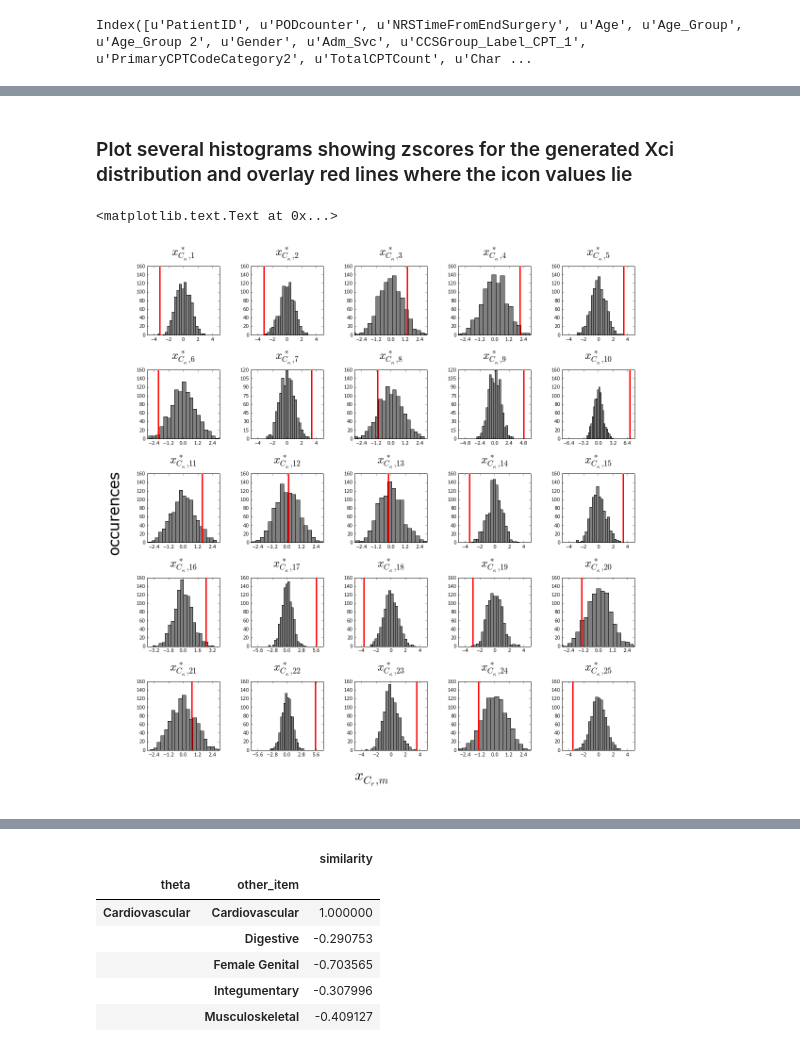
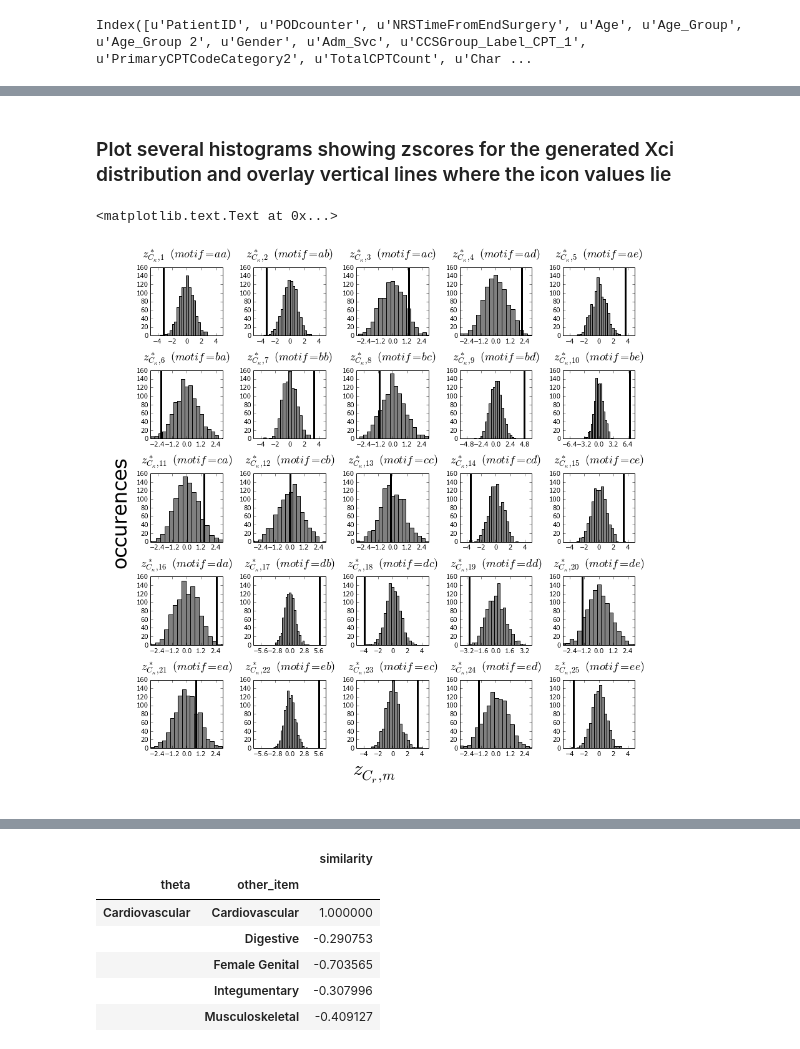
Before and after one commit to pvnick/tempos, a Jupyter notebook: pain_sax_ported.ipynb, the cells around one changed output, grey strips where cells are left out. Cells and saved outputs as stored; diff of their text form; code cells hidden in the pictures.

Commit message:
updates :# Please enter the commit message for your changes. Lines starting

```diff
--- a/pain_sax_ported.ipynb
+++ b/pain_sax_ported.ipynb
@@ -83,7 +84,7 @@ def interpolate_patient_pain_scores(patient_dataframe_multiindexed, interval_min
     patient_dataframe_unindexed = patient_dataframe_multiindexed.reset_index()
     #pandas automatically re-adds this in post-processing. remove it so we dont have a duplicate
     del patient_dataframe_unindexed["PatientID"]
-    patient_dataframe_time_indexed = patient_dataframe_unindexed.set_index("NRSTimeFromEndSurgery_mins")
+    patient_dataframe_time_indexed = patient_dataframe_unindexed.set_index("NRSTimeFromEndSurgery_mins").sort_index()
     time_series = patient_dataframe_time_indexed["PainScoreQuantMissing"].dropna()
     first_time_value = patient_dataframe_unindexed.NRSTimeFromEndSurgery_mins.iloc[0]
     last_time_value = patient_dataframe_unindexed.NRSTimeFromEndSurgery_mins.iloc[-1]
@@ -494,35 +519,6 @@ Generating Xci for theta=Urinary - nc=490
 8 rows × 25 columns
 # %% [markdown]
-### Plot several histograms showing zscores for the generated Xci distribution and overlay red lines where the icon values lie
+### Plot several histograms showing zscores for the generated Xci distribution and overlay vertical lines where the icon values lie
-# %%
-nr = 1000
-cluster_n = 100
-motif_importance_sample = pd.Series(np.arange(nr)).apply(sample_motif_importances, sample_size=cluster_n)
-plots_per_row = np.sqrt(len(motif_importance_sample.columns)).astype(int)
-fig, axes = plt.subplots(nrows=plots_per_row, ncols=plots_per_row, figsize=(25, 25), dpi=200)
-axes_flattened = axes.flatten()
-plt.hold(True)
-for i in motif_importance_sample.columns:
-    ax = axes_flattened[i]
-    title = all_motifs[i] + " (i=" + str(i+1) + ")"
-    min_val = motif_importance_sample[i].min()
-    max_val = motif_importance_sample[i].max()
-    val_rng = max_val - min_val
-    adjustment = val_rng * .10
-    min_val = min_val - adjustment
-    max_val = max_val + adjustment
-    x_axis_ticks = np.linspace(min_val, max_val, num = 2).astype(np.float16)
-    ax.xaxis.set_ticks(x_axis_ticks)
-    ax.tick_params(axis='x', pad=10)
-    ax.axis(xmin = min_val, xmax = max_val)
-    t = ax.set_title(label=r'$x^*_{C_\kappa,' + str(i+1) + '}$', fontsize=32) #\ \ (motif=' + all_motifs[i] + ')$', fontsize=28, y=1.06)
-    t.set_y(1.2)
-    ax.yaxis.set_major_locator(plticker.MaxNLocator(nbins=5))
-    ax.set_xlabel(r'$x_{C_r,' + str(i+1) + '}$', fontsize=24)
-    ax.set_ylabel("occurences", fontsize=12)
-    ax.hist(motif_importance_sample[i], bins=20)
-
-plt.tight_layout()
 # %%
 #this panel is for plotting histograms of the 5x5 icon, with vertical line where standard score lies
 
@@ -535,7 +531,7 @@ sigmai = xi.std()
 zi = (xi - mui) / sigmai
 icon = icons.ix[theta_to_plot_zscores_for]
 plots_per_row = np.sqrt(len(motif_importance_sample.columns)).astype(int)
-fig = plt.figure(figsize=[20,20])
+fig = plt.figure(figsize=[15,15])
 big_ax = fig.add_subplot(111)
 
 
@@ -566,48 +562,47 @@ for i in motif_importance_sample.columns:
         plot_index += 1
     ax = fig.add_subplot(gs[plot_index])
     title = all_motifs[i] + " (i=" + str(i+1) + ")"
-    figure_title=r'$x^*_{C_\kappa,' + str(i+1) + '}$'
+    figure_title=r'$z^*_{C_\kappa,' + str(i+1) + '}\ \ (motif=' + all_motifs[i] + ')$'
     plt.text(0.5, 1.15, figure_title,
          horizontalalignment='center',
-         fontsize=24,
+         fontsize=18,
          transform = ax.transAxes,
          zorder=100
         )
 
-    ax.set_title(label="foo", fontsize=24, color='w')#, y=1.2)
-    #ax.set_title(label=r'$x^*_{C_\kappa,' + str(i+1) + '}\ \ (motif=' + all_motifs[i] + ')$', fontsize=32, y=1.06)
+    ax.set_title(label="foo", fontsize=24, color='w')
     ax.yaxis.set_major_locator(plticker.MaxNLocator(nbins=4, prune='lower'))
     ax.hist(zi[i], bins=20, color="0.5")
 
     #render vertical standard score line
     zci_abs = np.abs(icon[i])
     x_right_boundary = np.ceil(zci_abs + 1 if zci_abs > 2.5 else 3)
     x_axis_ticks = np.arange(0, x_right_boundary + 1, np.round(2 * x_right_boundary / 5, 1))
     x_axis_ticks = np.union1d(x_axis_ticks, -1 * x_axis_ticks)
     ax.xaxis.set_ticks(x_axis_ticks)
     ax.yaxis.set_major_locator(plticker.MaxNLocator(nbins=8))
     ax.axis(xmin = -x_right_boundary, xmax = x_right_boundary)
-    ax.axvline(icon[i], linewidth = 3, color = "r", zorder=100)
+    ax.axvline(icon[i], linewidth = 3, color = "black", zorder=100)
 
     plot_index += 1
 
 #fig.tight_layout()
 fig.subplots_adjust(wspace=0.5, hspace=.6)
 
 plt.text(0, 0.53, "occurences",
          horizontalalignment="left",
          verticalalignment='center',
          fontsize=32,
          transform = big_ax.transAxes,
          rotation="vertical",
          zorder=100)
 
-plt.text(0.5, 0.01, r'$x_{C_r,m}$',
+plt.text(0.5, 0.01, r'$z_{C_r,m}$',
          horizontalalignment="center",
          verticalalignment='bottom',
          fontsize=32,
          transform = big_ax.transAxes,
          zorder=100)
 # %% [output]
 <matplotlib.text.Text at 0x...>
-[figure, old version]
+[figure, new version]
```
Also changed, not shown: parts of 9 cells of this notebook.
